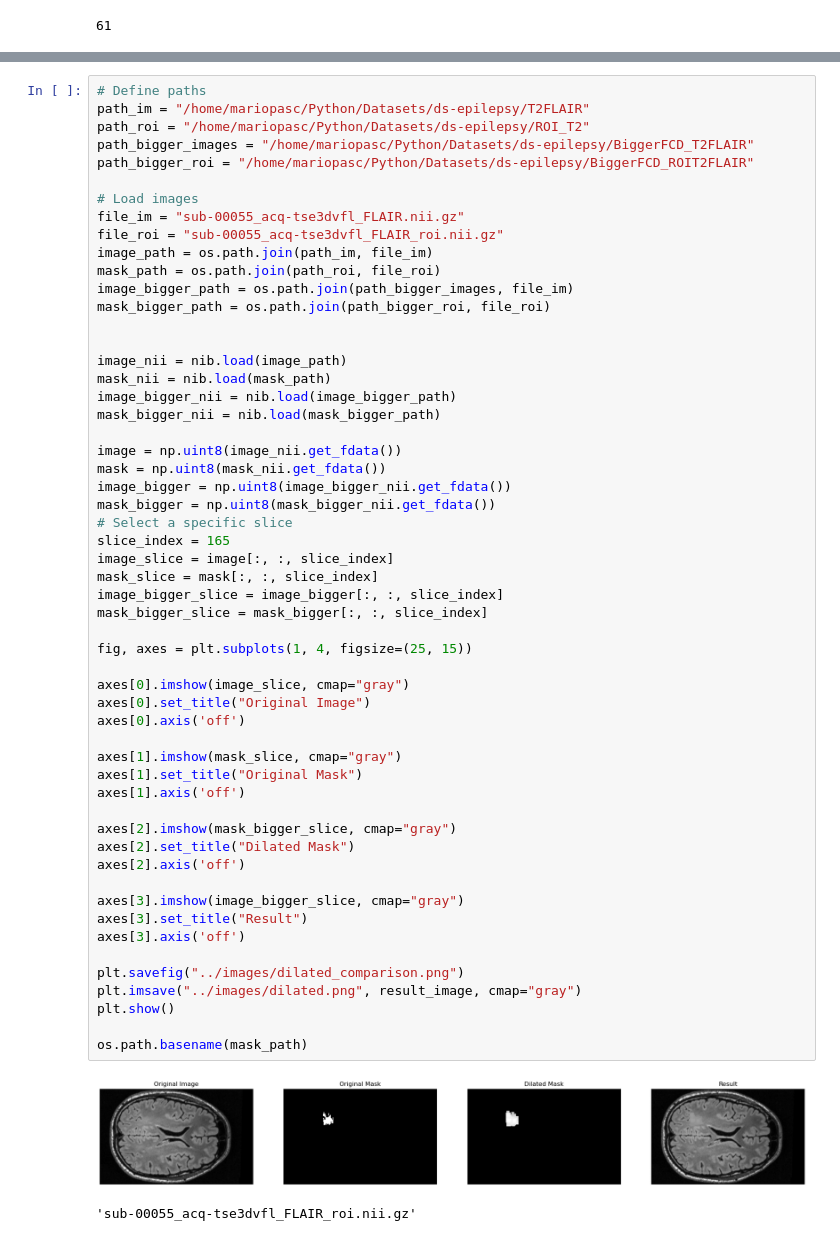
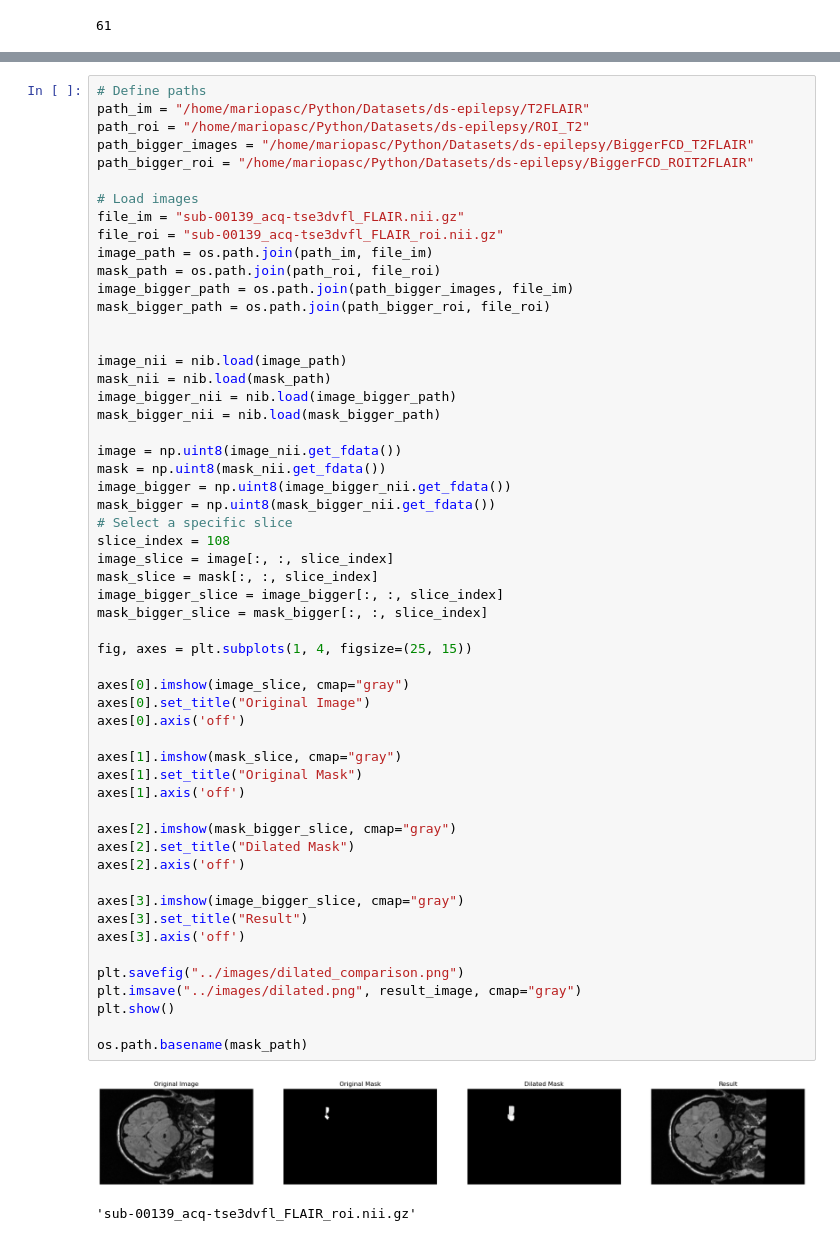
Before and after one commit to MarioPasc/Epilepsy-Displasia-focal-Segmentation, a Jupyter notebook: jupyter-notebooks/explore_data.ipynb, the cells around one changed output, grey strips where cells are left out. Cells and saved outputs as stored; diff of their text form.

```diff
--- a/jupyter-notebooks/explore_data.ipynb
+++ b/jupyter-notebooks/explore_data.ipynb
@@ -269,8 +269,8 @@ path_bigger_images = "/home/mariopasc/Python/Datasets/ds-epilepsy/BiggerFCD_T2FL
 path_bigger_roi = "/home/mariopasc/Python/Datasets/ds-epilepsy/BiggerFCD_ROIT2FLAIR"
 
 # Load images
-file_im = "sub-00055_acq-tse3dvfl_FLAIR.nii.gz"
-file_roi = "sub-00055_acq-tse3dvfl_FLAIR_roi.nii.gz"
+file_im = "sub-00139_acq-tse3dvfl_FLAIR.nii.gz"
+file_roi = "sub-00139_acq-tse3dvfl_FLAIR_roi.nii.gz"
 image_path = os.path.join(path_im, file_im)
 mask_path = os.path.join(path_roi, file_roi)
 image_bigger_path = os.path.join(path_bigger_images, file_im)
@@ -287,35 +287,35 @@ mask = np.uint8(mask_nii.get_fdata())
 image_bigger = np.uint8(image_bigger_nii.get_fdata())
 mask_bigger = np.uint8(mask_bigger_nii.get_fdata())
 # Select a specific slice
-slice_index = 165
+slice_index = 108
 image_slice = image[:, :, slice_index]
 mask_slice = mask[:, :, slice_index]
 image_bigger_slice = image_bigger[:, :, slice_index]
 mask_bigger_slice = mask_bigger[:, :, slice_index]
 
 fig, axes = plt.subplots(1, 4, figsize=(25, 15))
 
 axes[0].imshow(image_slice, cmap="gray")
 axes[0].set_title("Original Image")
 axes[0].axis('off')
 
 axes[1].imshow(mask_slice, cmap="gray")
 axes[1].set_title("Original Mask")
 axes[1].axis('off')
 
 axes[2].imshow(mask_bigger_slice, cmap="gray")
 axes[2].set_title("Dilated Mask")
 axes[2].axis('off')
 
 axes[3].imshow(image_bigger_slice, cmap="gray")
 axes[3].set_title("Result")
 axes[3].axis('off')
 
 plt.savefig("../images/dilated_comparison.png")
 plt.imsave("../images/dilated.png", result_image, cmap="gray")
 plt.show()
 
 os.path.basename(mask_path)
 # %% [output]
-[figure, old version]
+[figure, new version]
-'sub-00055_acq-tse3dvfl_FLAIR_roi.nii.gz'
+'sub-00139_acq-tse3dvfl_FLAIR_roi.nii.gz'
```
Also changed, not shown: parts of 4 cells of this notebook, 19 other files.
